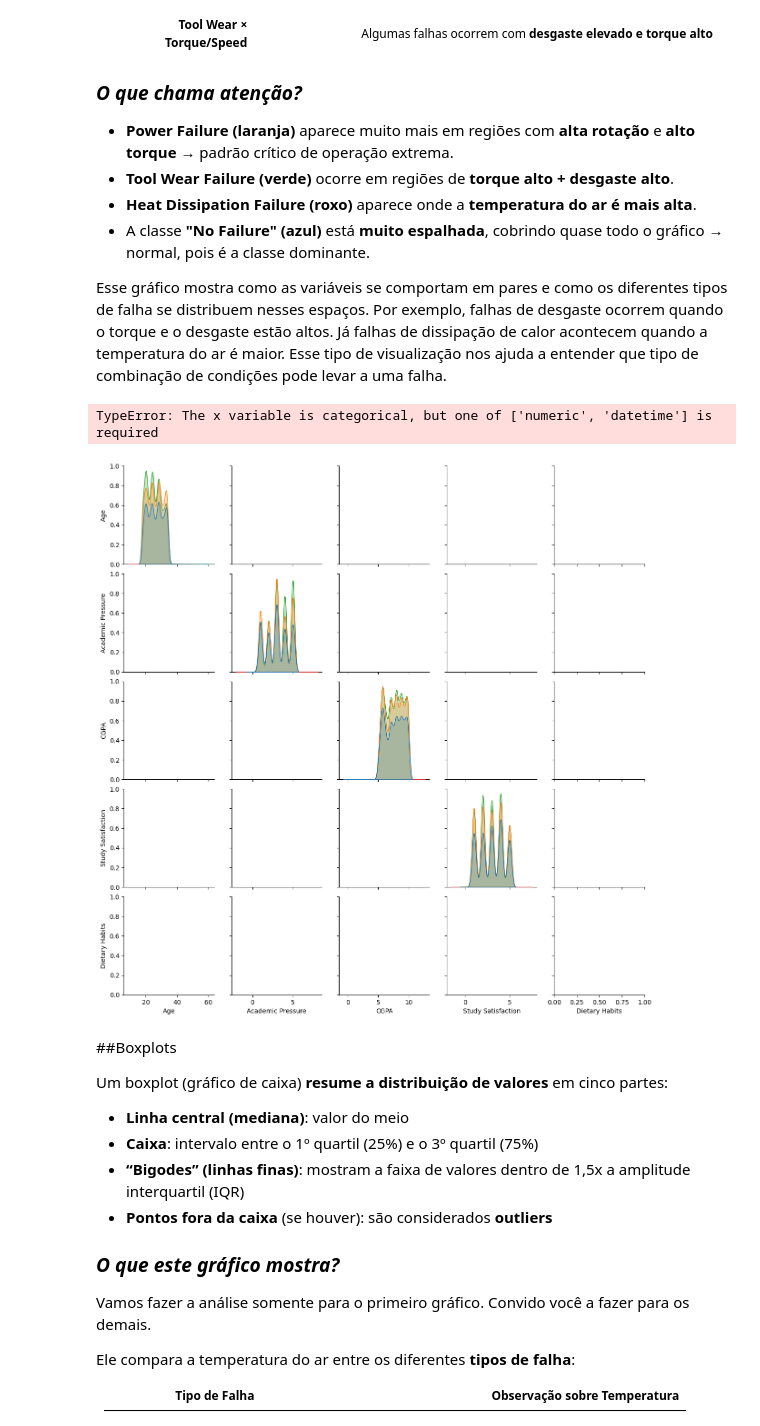
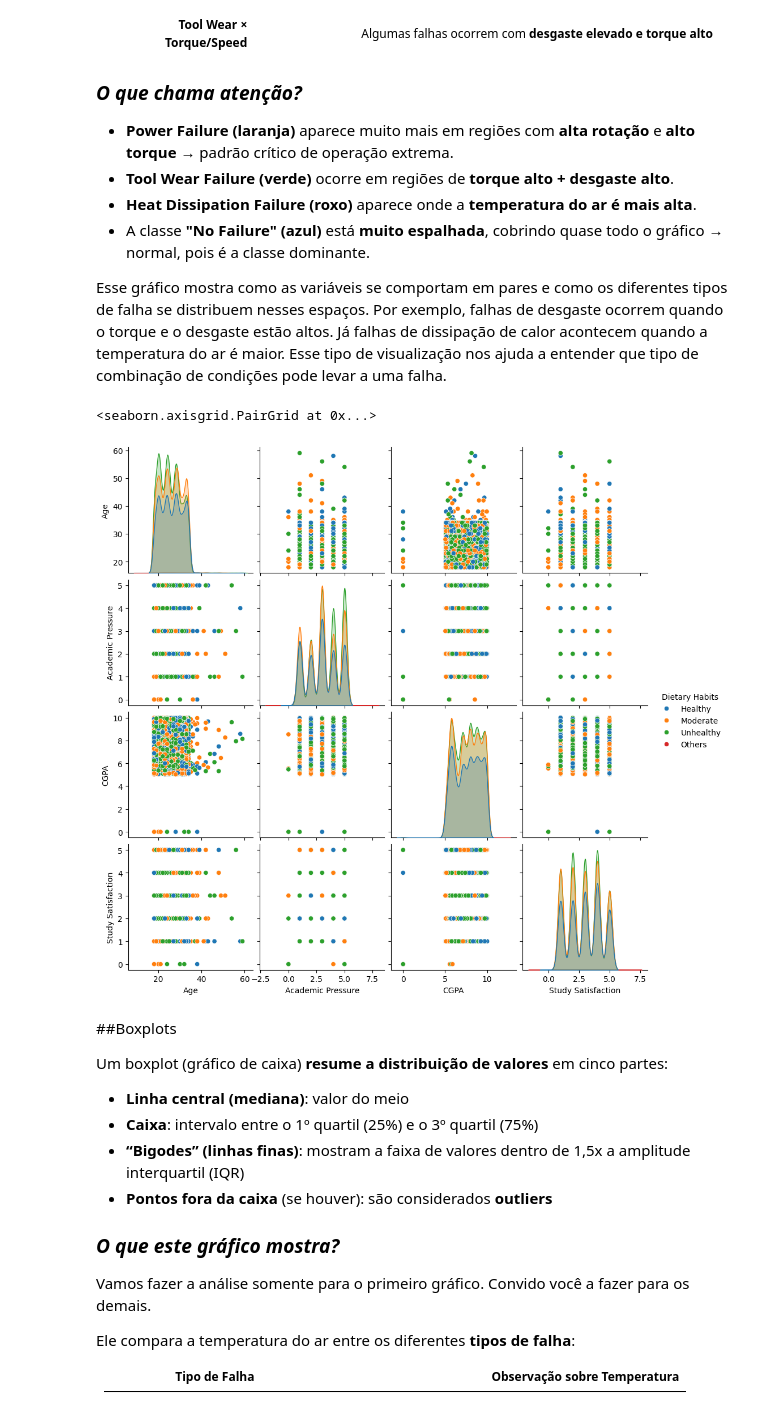
Before and after one commit to ICEI-PUC-Minas-PMV-SI/pmv-si-2025-2-pe7-t2-t2-g1-ehealth, a Jupyter notebook: src/student_depression.ipynb, the cells around one changed output. Cells and saved outputs as stored; diff of their text form; code cells hidden in the pictures.

```diff
--- a/src/student_depression.ipynb
+++ b/src/student_depression.ipynb
@@ -317,11 +318,13 @@ Esse gráfico mostra se há agrupamentos naturais de pontos (falhas) com base em
 * A classe **"No Failure" (azul)** está **muito espalhada**, cobrindo quase todo o gráfico → normal, pois é a classe dominante.
 
 Esse gráfico mostra como as variáveis se comportam em pares e como os diferentes tipos de falha se distribuem nesses espaços. Por exemplo, falhas de desgaste ocorrem quando o torque e o desgaste estão altos. Já falhas de dissipação de calor acontecem quando a temperatura do ar é maior. Esse tipo de visualização nos ajuda a entender que tipo de combinação de condições pode levar a uma falha.
-# %%
-sns.pairplot(df_dataset, hue="Dietary Habits", vars=variaveis)
-# %% [output]
-TypeError: The x variable is categorical, but one of ['numeric', 'datetime'] is required
-[figure, removed]
+# %%
+vars_numericas = [c for c in variaveis if pd.api.types.is_numeric_dtype(df_dataset[c])]
+
+sns.pairplot(df_dataset, hue="Dietary Habits", vars=vars_numericas)
+# %% [output]
+<seaborn.axisgrid.PairGrid at 0x...>
+[figure, added]
 # %% [markdown]
 ##Boxplots
 
```
Also changed, not shown: parts of 2 cells of this notebook.
